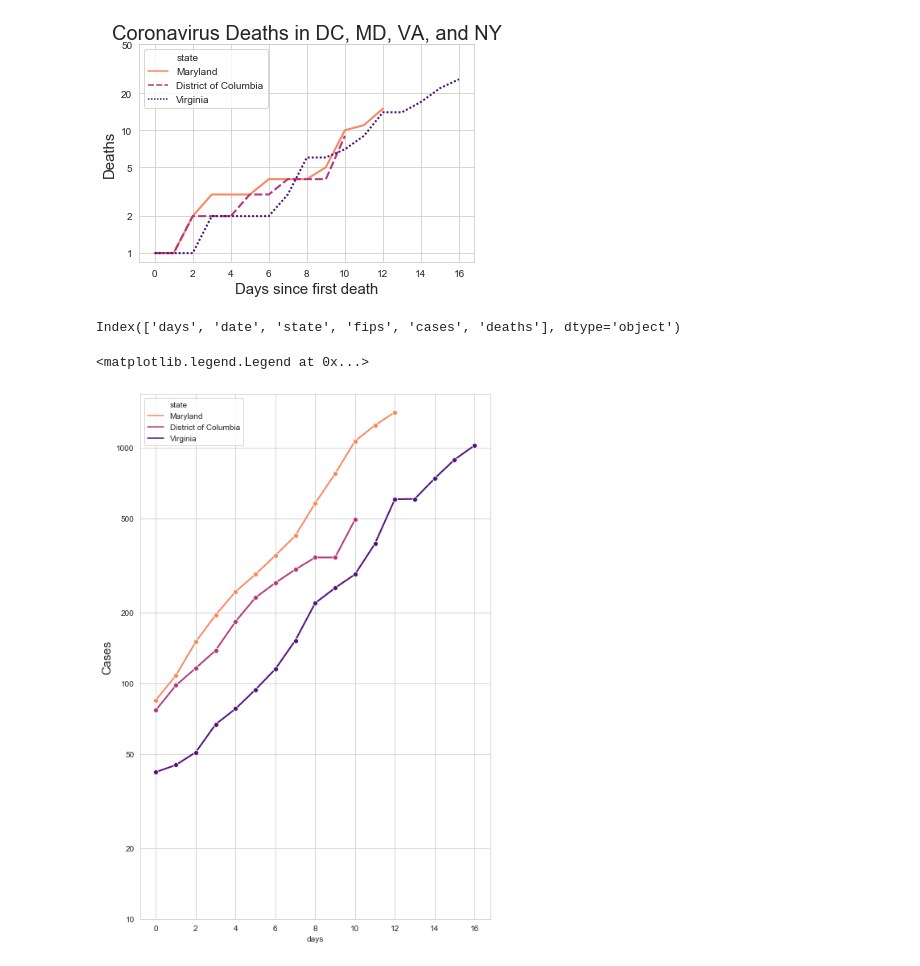
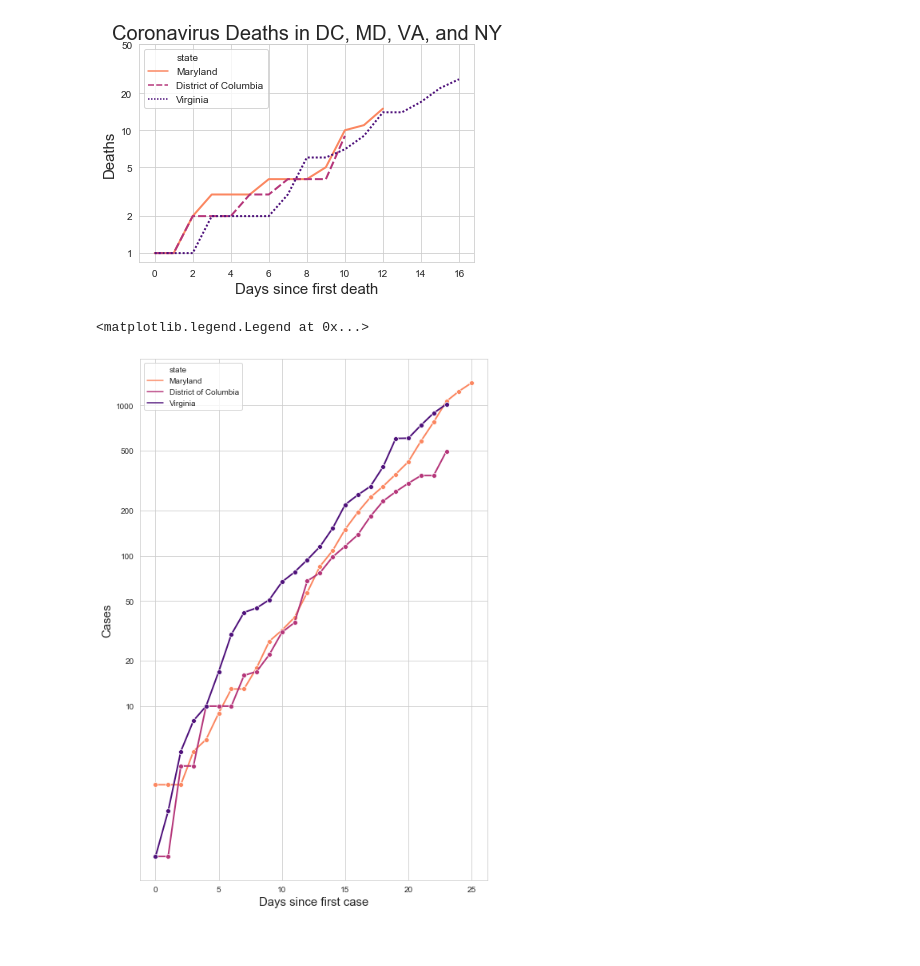
Before and after one commit to histed/DC-area-coronavirus-tracking, a Jupyter notebook: 200331-HG-NYT-Covid.ipynb, the cells around one changed output. Saved outputs shown, nothing was run; the diff lists cells and outputs as text; code cells hidden in the pictures.

Commit message:
HG covid plots
Signed-off-by: hcgoldbach <hcgoldbach@gmail.com>

```diff
--- a/200331-HG-NYT-Covid.ipynb
+++ b/200331-HG-NYT-Covid.ipynb
@@ -36,14 +36,15 @@ DC = states[states['state'] == "District of Columbia"]
 VA = states[states['state'] == "Virginia"]
 NY = states[states['state'] == "New York"]
 # %%
-def resetdays(df):
+def resetDeathDays(df):
     df = df[df['deaths']!= 0]
     df = df.reset_index(drop = True)
     df = df.reset_index()
-    df = df.rename(columns={"index": "days"})
+    df = df.rename(columns={"index": "deathDays"})
     return df
+def resetCaseDays(df):
+    df = df[df['cases']!= 0]
+    df = df.reset_index(drop = True)
+    df = df.reset_index()
+    df = df.rename(columns={"index": "caseDays"})
+    return df
-# %%
-MD = resetdays(MD)
-DC = resetdays(DC)
-VA = resetdays(VA)
-NY = resetdays(NY)
@@ -62,24 +68,27 @@ plt.legend(fontsize = 10)
 # %% [output]
 <matplotlib.legend.Legend at 0x...>
 [figure]
-# %%
-DMV.columns
-# %% [output]
-Index(['days', 'date', 'state', 'fips', 'cases', 'deaths'], dtype='object')
+# %%
+MDc = resetCaseDays(MD)
+DCc = resetCaseDays(DC)
+VAc = resetCaseDays(VA)
+NYc = resetCaseDays(NY)
+# %%
+DMVc = pd.concat([MDc, DCc, VAc])
 # %%
 sns.set_style('whitegrid')
 fig,ax = plt.subplots(figsize=r_[1.3,2]*6)
 
-sns.lineplot(x = 'days', y = 'cases', data = DMV, hue = 'state',
+sns.lineplot(x = 'caseDays', y = 'cases', data = DMVc, hue = 'state',
              palette = 'magma_r', lw = 2, ms=12, marker='.', ls='-')
 plt.yscale('log')
 v0 = r_[1,2,5,10]
 yt = np.setdiff1d(np.unique(np.hstack((v0,v0*10,v0*100))), [1,2,5])
 plt.yticks(yt, yt, fontsize = 10)
 plt.ylabel('Cases', fontsize = 15)
-#plt.xlabel('Days since first death', fontsize = 15)
+plt.xlabel('Days since first case', fontsize = 15)
 #plt.title('Coronavirus Deaths in DC, MD, VA, and NY', fontsize = 20)
 plt.legend(fontsize = 10)
 # %% [output]
 <matplotlib.legend.Legend at 0x...>
-[figure, old version]
+[figure, new version]
```
Also changed, not shown: parts of 6 cells of this notebook, 6 other files.
